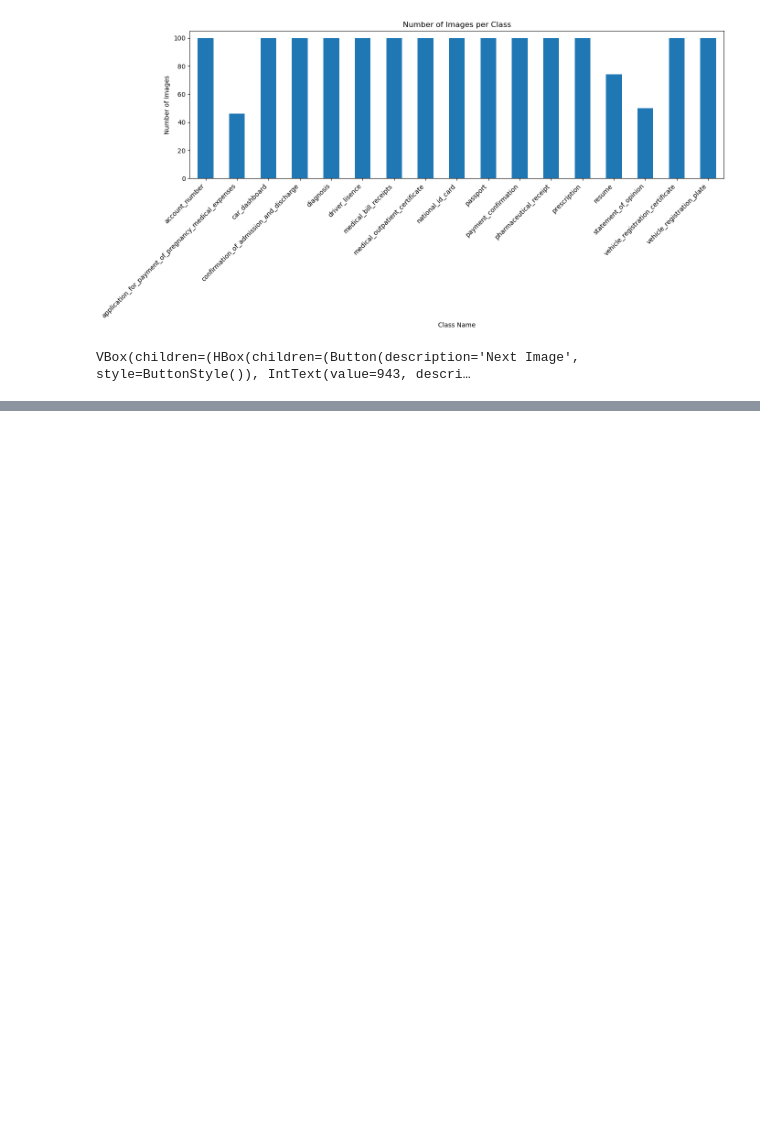
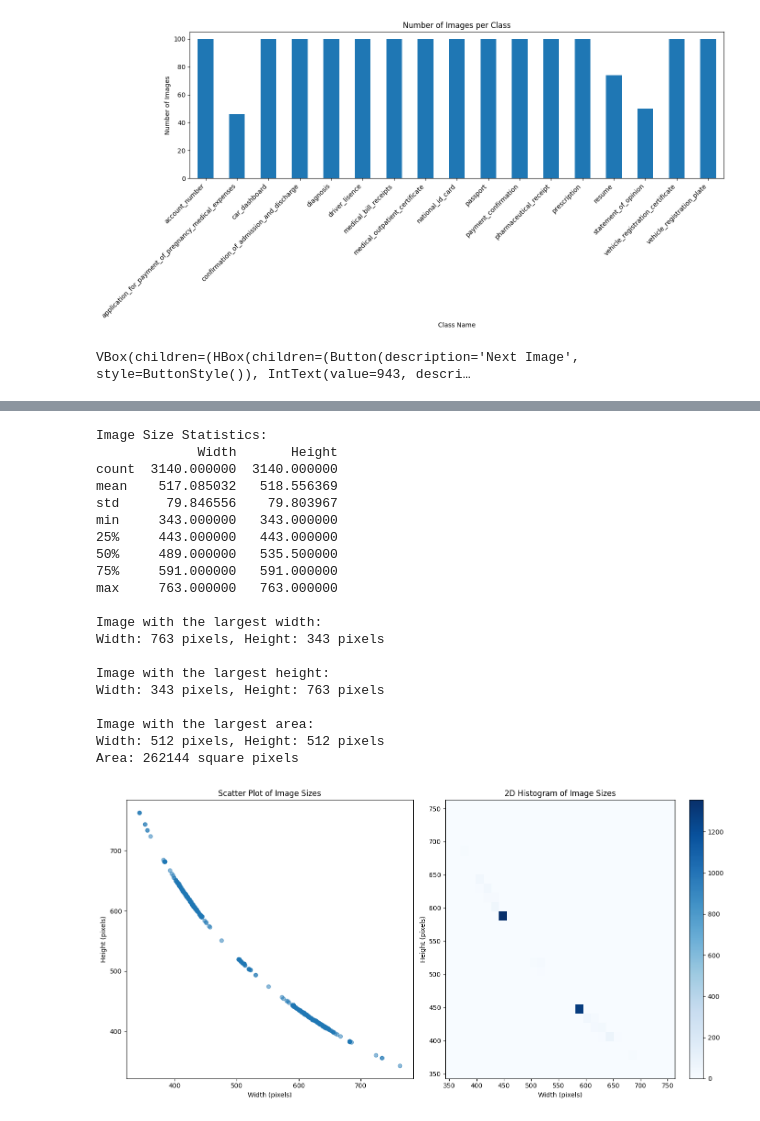
Before and after one commit to UpstageAILab3/upstage-cv-classification-cv12-pub, a Jupyter notebook: cho/preprocessing.ipynb, the cells around one changed output, grey strips where cells are left out. Drawn from its saved outputs; the diff is of its cells as text; code cells hidden in the pictures; blank space fills up the shorter version.

```diff
--- a/cho/preprocessing.ipynb
+++ b/cho/preprocessing.ipynb
@@ -202,0 +259,79 @@ plt.show()
+# %%
+# test data 의 이미지 크기 확인
+
+image_folder_path = '../data/test/'
+
+# CSV 파일 경로
+test_csv_path = '../data/sample_submission.csv'  # 예시 경로, 실제 경로로 수정 필요
+
+# 이미지 크기 분석
+image_sizes = analyze_image_sizes(test_csv_path, image_folder_path)
+
+# 기본 통계 출력
+print("Image Size Statistics:")
+print(image_sizes.describe())
+
+# 가장 큰 width, height, area를 가진 이미지 찾기
+max_width_image = image_sizes.loc[image_sizes['Width'].idxmax()]
+max_height_image = image_sizes.loc[image_sizes['Height'].idxmax()]
+image_sizes['Area'] = image_sizes['Width'] * image_sizes['Height']
+max_area_image = image_sizes.loc[image_sizes['Area'].idxmax()]
+
+print("\nImage with the largest width:")
+print(f"Width: {max_width_image['Width']} pixels, Height: {max_width_image['Height']} pixels")
+
+print("\nImage with the largest height:")
+print(f"Width: {max_height_image['Width']} pixels, Height: {max_height_image['Height']} pixels")
+
+print("\nImage with the largest area:")
+print(f"Width: {max_area_image['Width']} pixels, Height: {max_area_image['Height']} pixels")
+print(f"Area: {max_area_image['Area']} square pixels")
+
+# 이미지 크기 시각화
+plt.figure(figsize=(14, 7))
+
+# 산점도
+plt.subplot(1, 2, 1)
+plt.scatter(image_sizes['Width'], image_sizes['Height'], alpha=0.5)
+plt.title('Scatter Plot of Image Sizes')
+plt.xlabel('Width (pixels)')
+plt.ylabel('Height (pixels)')
+
+# 히스토그램
+plt.subplot(1, 2, 2)
+plt.hist2d(image_sizes['Width'], image_sizes['Height'], bins=30, cmap='Blues')
+plt.colorbar()
+plt.title('2D Histogram of Image Sizes')
+plt.xlabel('Width (pixels)')
+plt.ylabel('Height (pixels)')
+
+plt.tight_layout()
+plt.show()
+
+# 이미지 크기 분포 출력
+print("\nImage Width Distribution:")
+print(image_sizes['Width'].value_counts().sort_index())
+print("\nImage Height Distribution:")
+print(image_sizes['Height'].value_counts().sort_index())
+# %% [output]
+Image Size Statistics:
+             Width       Height
+count  3140.000000  3140.000000
+mean    517.085032   518.556369
+std      79.846556    79.803967
+min     343.000000   343.000000
+25%     443.000000   443.000000
+50%     489.000000   535.500000
+75%     591.000000   591.000000
+max     763.000000   763.000000
+
+Image with the largest width:
+Width: 763 pixels, Height: 343 pixels
+
+Image with the largest height:
+Width: 343 pixels, Height: 763 pixels
+
+Image with the largest area:
+Width: 512 pixels, Height: 512 pixels
+Area: 262144 square pixels
+[figure, added]
```
Also changed, not shown: parts of 9 cells of this notebook, 1 other file.
